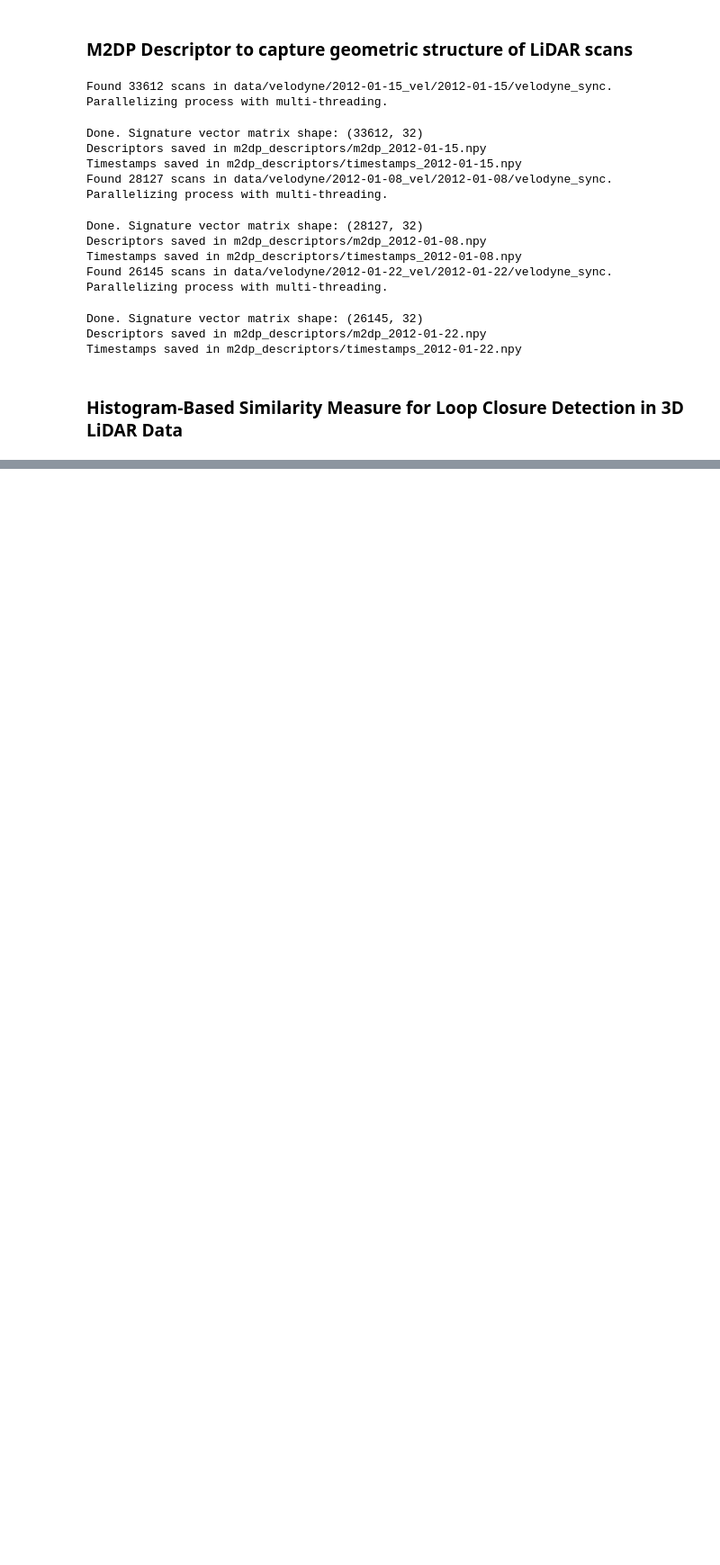
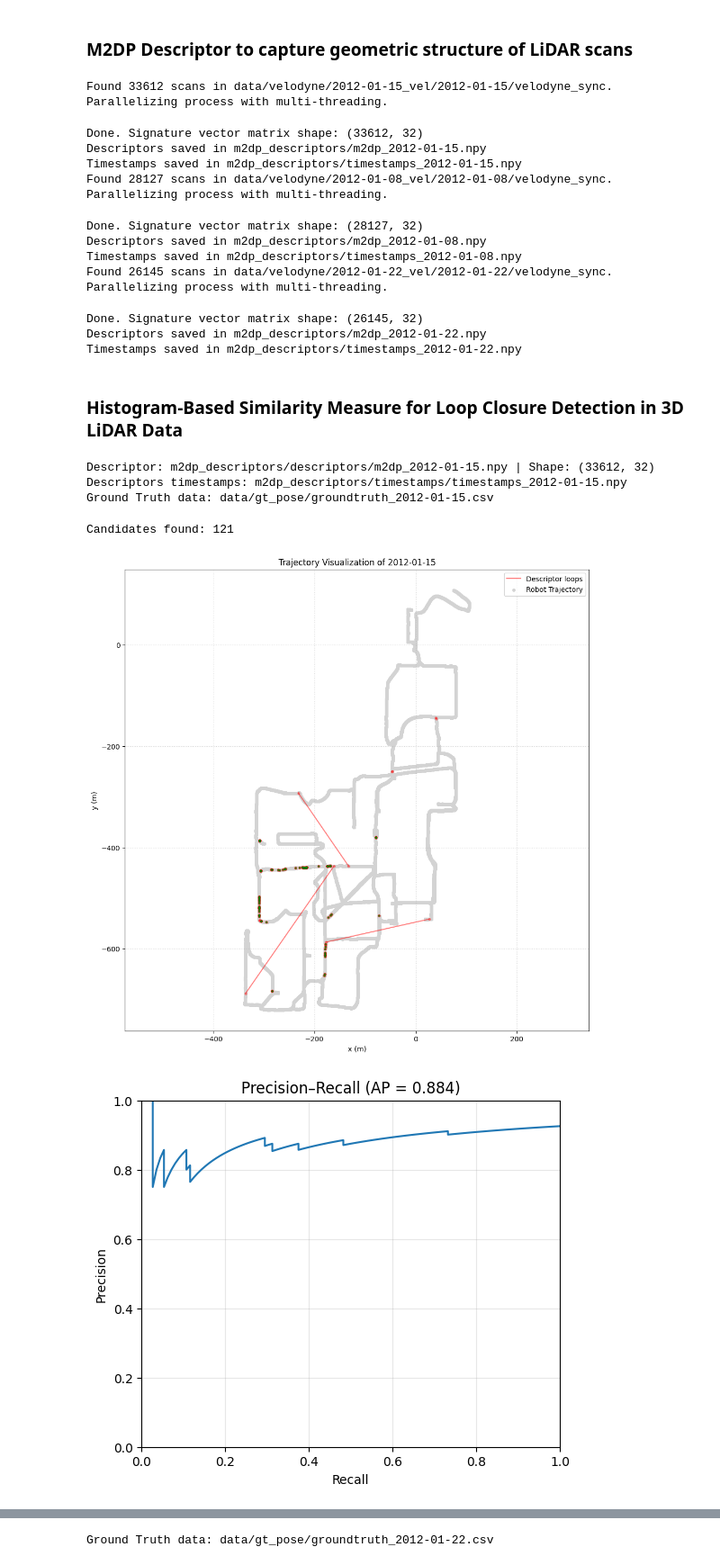
Before and after one commit to undefined-panda/LiDAR-Descriptor, a Jupyter notebook: main.ipynb, the cells around one changed output, grey strips where cells are left out. Shown at 90% size. Saved outputs shown, nothing was run; the diff lists cells and outputs as text; code cells hidden in the pictures; blank space fills up the shorter version.

```diff
--- a/main.ipynb
+++ b/main.ipynb
@@ -26,9 +21,0 @@ GT_TIMESTAMP_FOLDER = "data/gt_timestamps"
-# %%
-base = Path(SCAN_FOLDER)
-max_depth = 3
-
-for p in base.rglob("*"):
-    if p.is_dir():
-        depth = len(p.relative_to(base).parts)
-        if depth == max_depth:
-            save_timestamps(p, TIMESTAMP_FOLDER)
@@ -92,27 +51,32 @@ def run_evaluations(candidates_loop_pos, y_scores, gt_loop_pos):
 # %%
-tau = 0.025 # 0.2 gibt gefühlt nix, 0.3 gibt zu viel
+tau = [0.025, 0.03, 0.035]
 window = 200
 topk = 1
 
-r = 3.0
+r = [1.0, 3.0, 5.0]
 time_window = 30
 
-for p in Path(DESCRIPTORS_FOLDER+"/descriptors").iterdir():
+for i, p in enumerate(Path(DESCRIPTORS_FOLDER+"/descriptors").iterdir()):
     day = p.name.split("_")[1].removesuffix(".npy")
-    descriptors, timestamps, gt, gt_timestamps = load_place_recognition_data(p, DESCRIPTORS_FOLDER, GT_POSE_FOLDER, GT_TIMESTAMP_FOLDER)
+    descriptors, timestamps, gt = load_place_recognition_data(p, DESCRIPTORS_FOLDER, GT_POSE_FOLDER)
 
     # calculate loop candidates, its position based on gt timestamps and gt loops
-
-    loop_candidates = retrieve_candidates(descriptors, window, tau, topk)
-    candidates_loop_pos, gt_loop_pos = retrieve_loop_pos(loop_candidates, timestamps, gt, time_window, r)
+    loop_candidates = retrieve_candidates(descriptors, window, tau[i], topk)
+    candidates_loop_pos, y_true, y_score = retrieve_loop_pos(loop_candidates, timestamps, gt, time_window, r[i])
 
     # visualize trajectory with loop positions
-    trajectory = get_gt_trajectory(gt, gt_timestamps)
-    visualize_trajectory(trajectory[0], candidates_loop_pos, gt_loop_pos, day)
+    trajectory, _ = get_gt_trajectory(gt, timestamps)
+    visualize_trajectory(trajectory, candidates_loop_pos, y_true, day)
 
     # evaluate
-    scores = loop_candidates[:, 2]
-    run_evaluations(candidates_loop_pos, scores, gt_loop_pos)
+    recall, precision, ap_score, fpr, tpr, roc_auc, pr_thresholds = run_evaluations(y_true, y_score)
+    visualize_evaluations(recall, precision, ap_score, fpr, tpr, roc_auc, pr_thresholds)
 
-    break
     print()
+# %% [output]
+Descriptor: m2dp_descriptors/descriptors/m2dp_2012-01-15.npy | Shape: (33612, 32)
+Descriptors timestamps: m2dp_descriptors/timestamps/timestamps_2012-01-15.npy
+Ground Truth data: data/gt_pose/groundtruth_2012-01-15.csv
+Candidates found: 121
+[figure, added]
+[figure, added]
@@ -118,0 +87 @@ for p in Path(DESCRIPTORS_FOLDER+"/descriptors").iterdir():
+Ground Truth data: data/gt_pose/groundtruth_2012-01-22.csv
```
Also changed, not shown: parts of 7 cells of this notebook, 4 other files.
